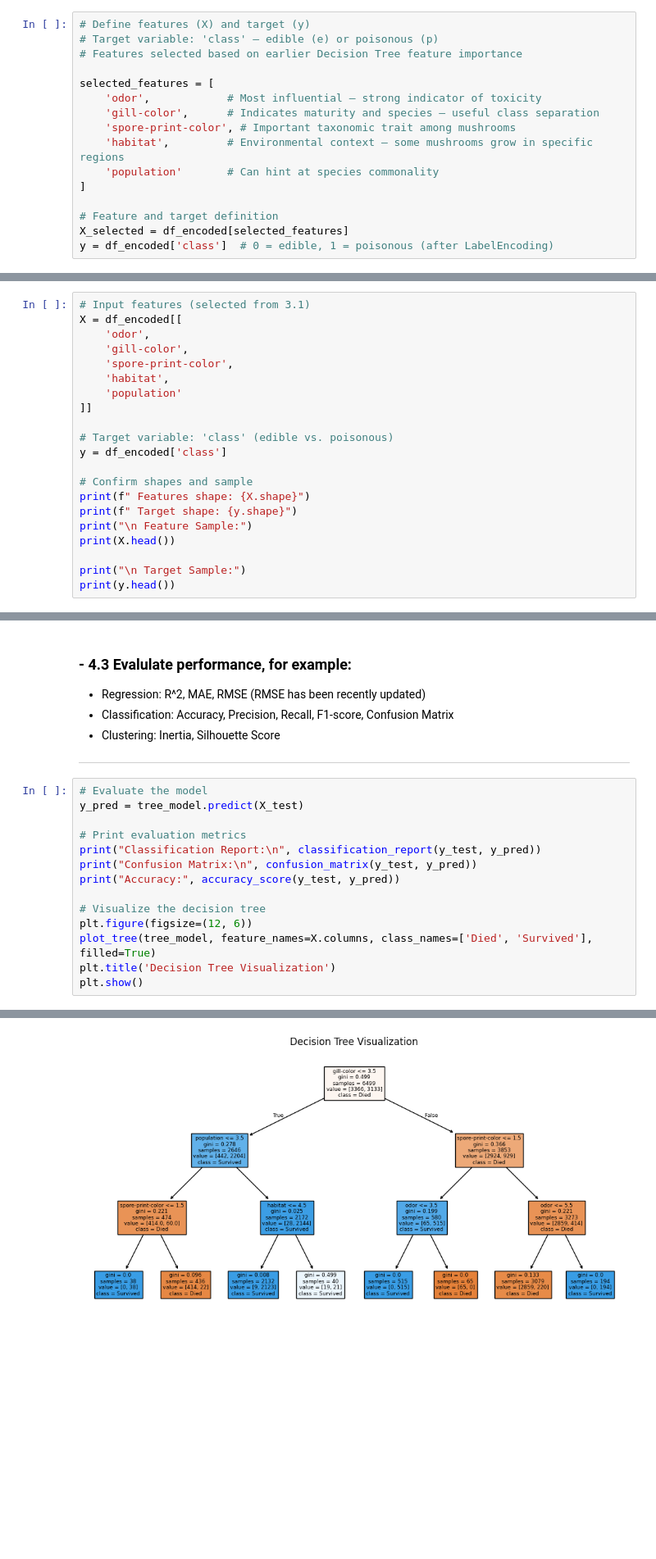
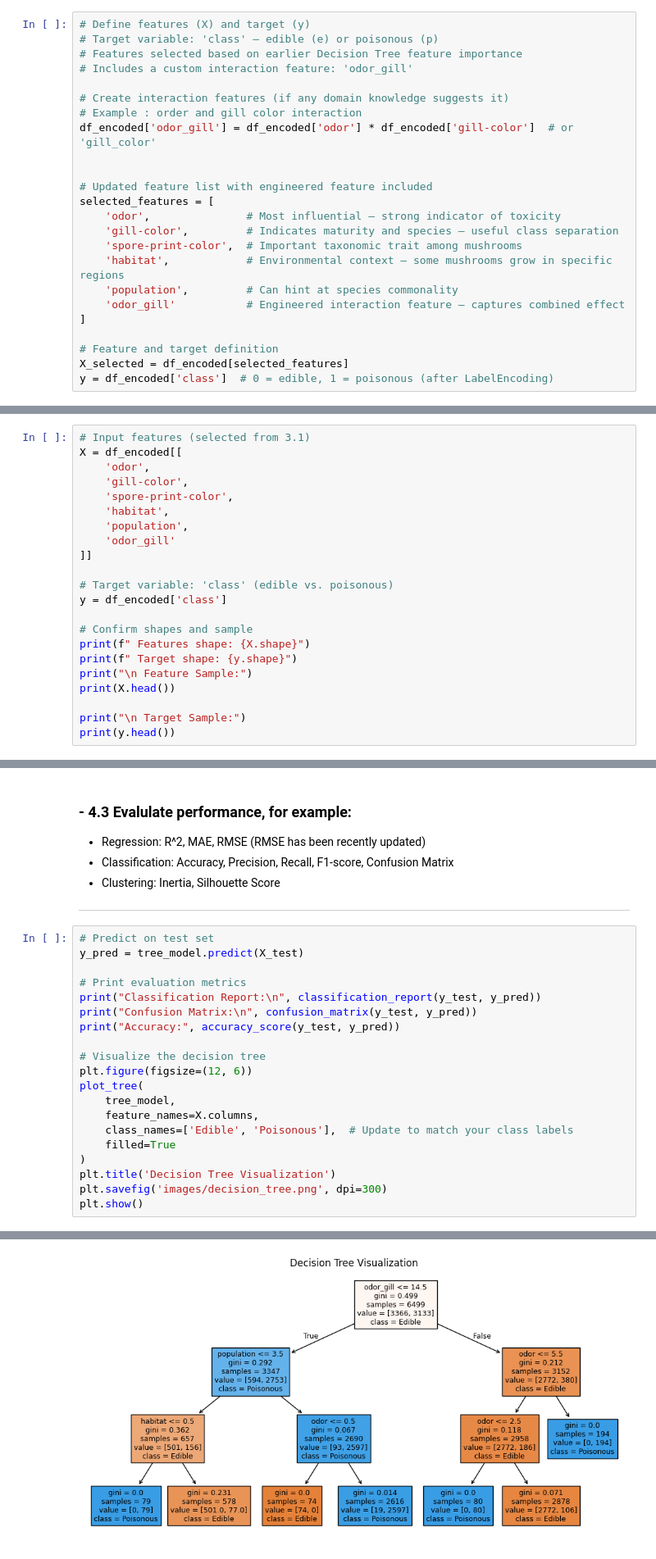
Before and after one commit to JBtallgrass/ml-04-midterm-jballard, a Jupyter notebook: ml-04-midterm-jballard.ipynb, the cells around one changed output, grey strips where cells are left out. Shown at 82% size. Drawn from its saved outputs; the diff is of its cells as text; blank space fills up the shorter version.

```diff
--- a/ml-04-midterm-jballard.ipynb
+++ b/ml-04-midterm-jballard.ipynb
@@ -386,13 +305,21 @@ plt.close()
 # Define features (X) and target (y)
 # Target variable: 'class' – edible (e) or poisonous (p)
 # Features selected based on earlier Decision Tree feature importance
+# Includes a custom interaction feature: 'odor_gill'
 
+# Create interaction features (if any domain knowledge suggests it)
+# Example : order and gill color interaction
+df_encoded['odor_gill'] = df_encoded['odor'] * df_encoded['gill-color']  # or 'gill_color'
+
+
+# Updated feature list with engineered feature included
 selected_features = [
-    'odor',            # Most influential — strong indicator of toxicity
-    'gill-color',      # Indicates maturity and species — useful class separation
-    'spore-print-color', # Important taxonomic trait among mushrooms
-    'habitat',         # Environmental context — some mushrooms grow in specific regions
-    'population'       # Can hint at species commonality
+    'odor',               # Most influential — strong indicator of toxicity
+    'gill-color',         # Indicates maturity and species — useful class separation
+    'spore-print-color',  # Important taxonomic trait among mushrooms
+    'habitat',            # Environmental context — some mushrooms grow in specific regions
+    'population',         # Can hint at species commonality
+    'odor_gill'           # Engineered interaction feature — captures combined effect
 ]
 
 # Feature and target definition
@@ -410,7 +337,8 @@ X = df_encoded[[
     'gill-color',
     'spore-print-color',
     'habitat',
-    'population'
+    'population',
+    'odor_gill'
 ]]
 
 # Target variable: 'class' (edible vs. poisonous)
@@ -527,7 +455,7 @@ print(" Decision Tree model trained successfully.")
   - Clustering: Inertia, Silhouette Score
 ---
 # %%
-# Evaluate the model
+# Predict on test set
 y_pred = tree_model.predict(X_test)
 
 # Print evaluation metrics
@@ -537,8 +465,14 @@ print("Accuracy:", accuracy_score(y_test, y_pred))
 
 # Visualize the decision tree
 plt.figure(figsize=(12, 6))
-plot_tree(tree_model, feature_names=X.columns, class_names=['Died', 'Survived'], filled=True)
+plot_tree(
+    tree_model,
+    feature_names=X.columns,
+    class_names=['Edible', 'Poisonous'],  # Update to match your class labels
+    filled=True
+)
 plt.title('Decision Tree Visualization')
+plt.savefig('images/decision_tree.png', dpi=300)
 plt.show()
 # %% [output]
 Classification Report:
@@ -558 +492 @@ Accuracy: 0.9593846153846154
-[figure, old version]
+[figure, new version]
```
Also changed, not shown: parts of 19 cells of this notebook, 2 other files.
